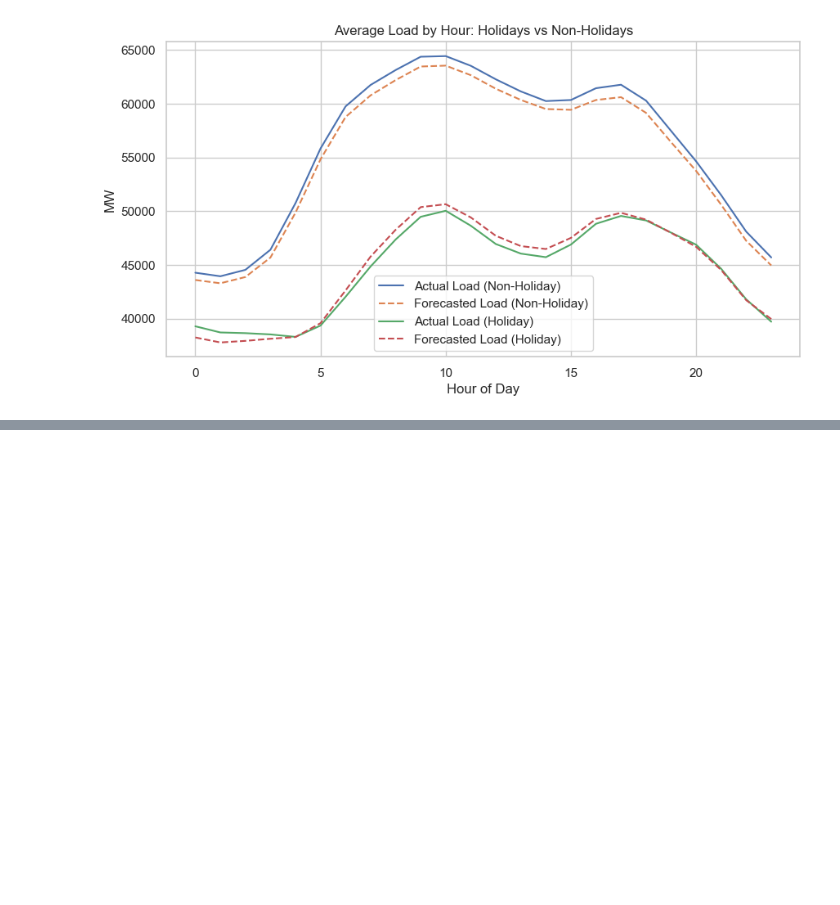
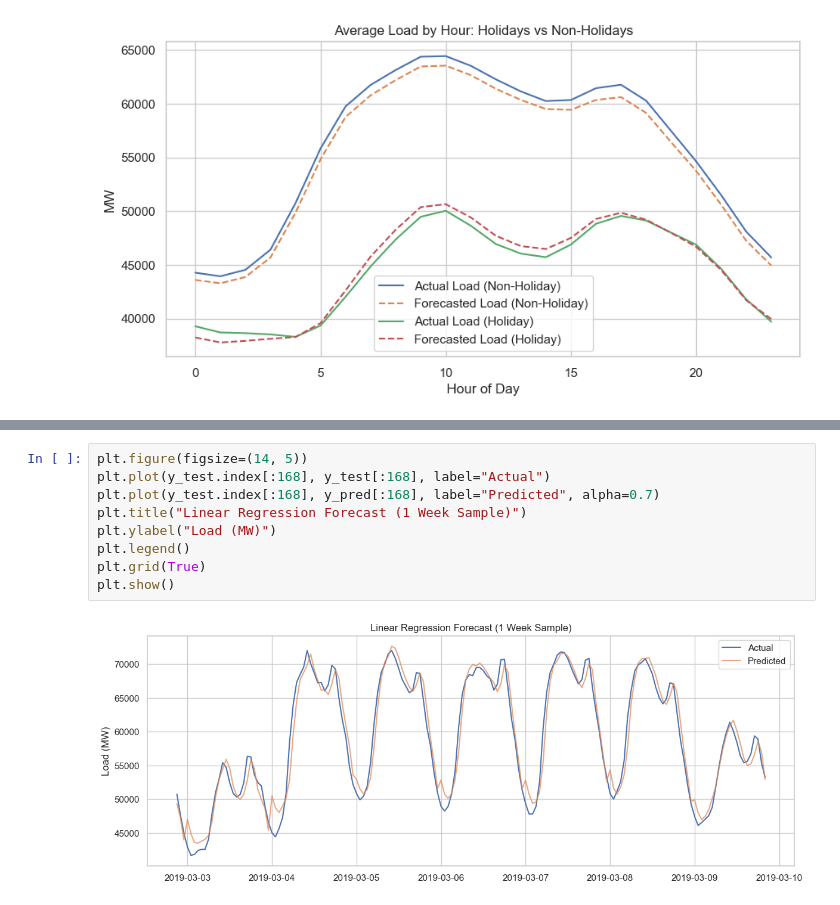
Before and after one commit to jaycob-melton/short-term-load-forecasting, a Jupyter notebook: notebooks/exploration.ipynb, the cells around one changed output, grey strips where cells are left out. Drawn from its saved outputs; the diff is of its cells as text; blank space fills up the shorter version.

```diff
--- a/notebooks/exploration.ipynb
+++ b/notebooks/exploration.ipynb
@@ -190,0 +328,11 @@ plt.show()
+# %%
+plt.figure(figsize=(14, 5))
+plt.plot(y_test.index[:168], y_test[:168], label="Actual")
+plt.plot(y_test.index[:168], y_pred[:168], label="Predicted", alpha=0.7)
+plt.title("Linear Regression Forecast (1 Week Sample)")
+plt.ylabel("Load (MW)")
+plt.legend()
+plt.grid(True)
+plt.show()
+# %% [output]
+[figure, added]
```
Also changed, not shown: parts of 31 cells of this notebook.
